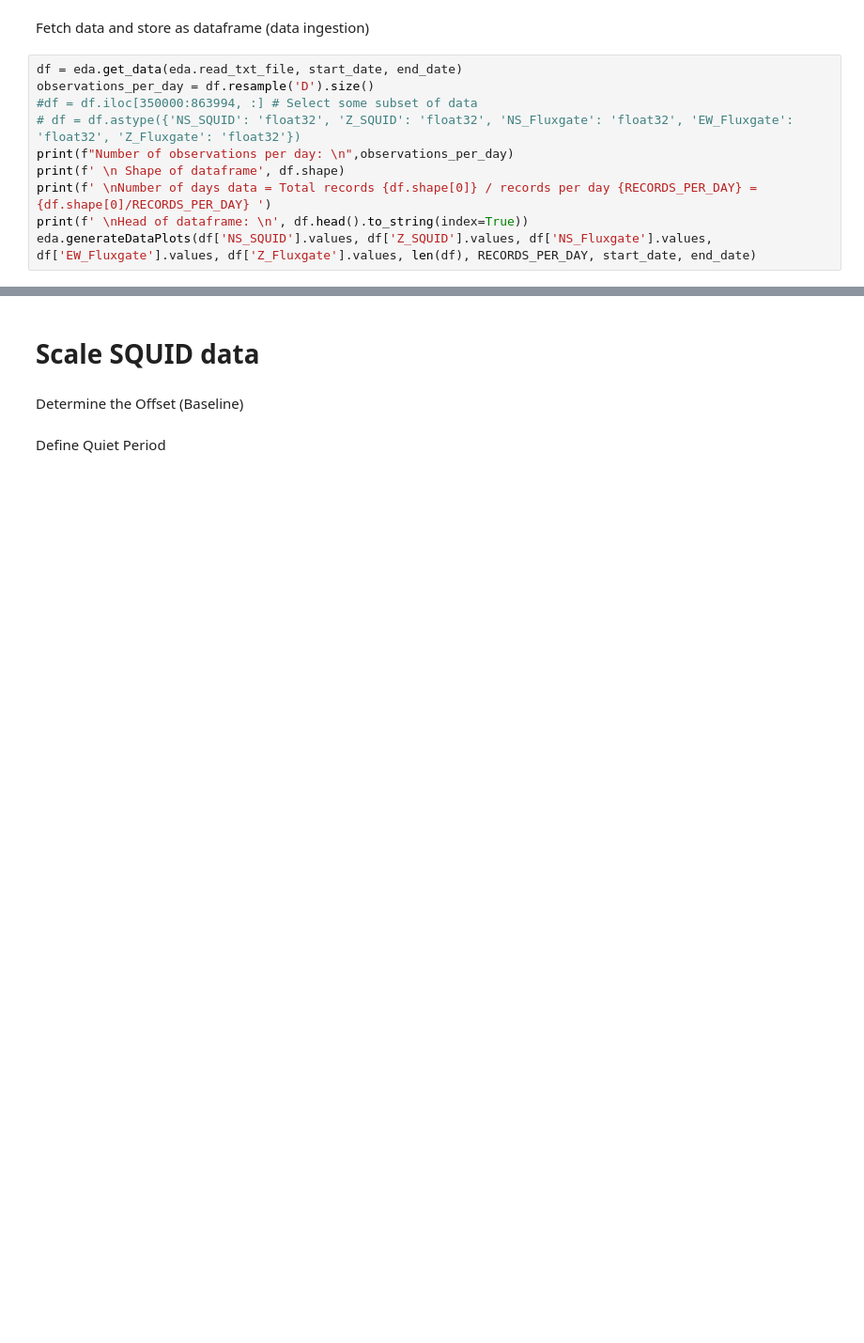
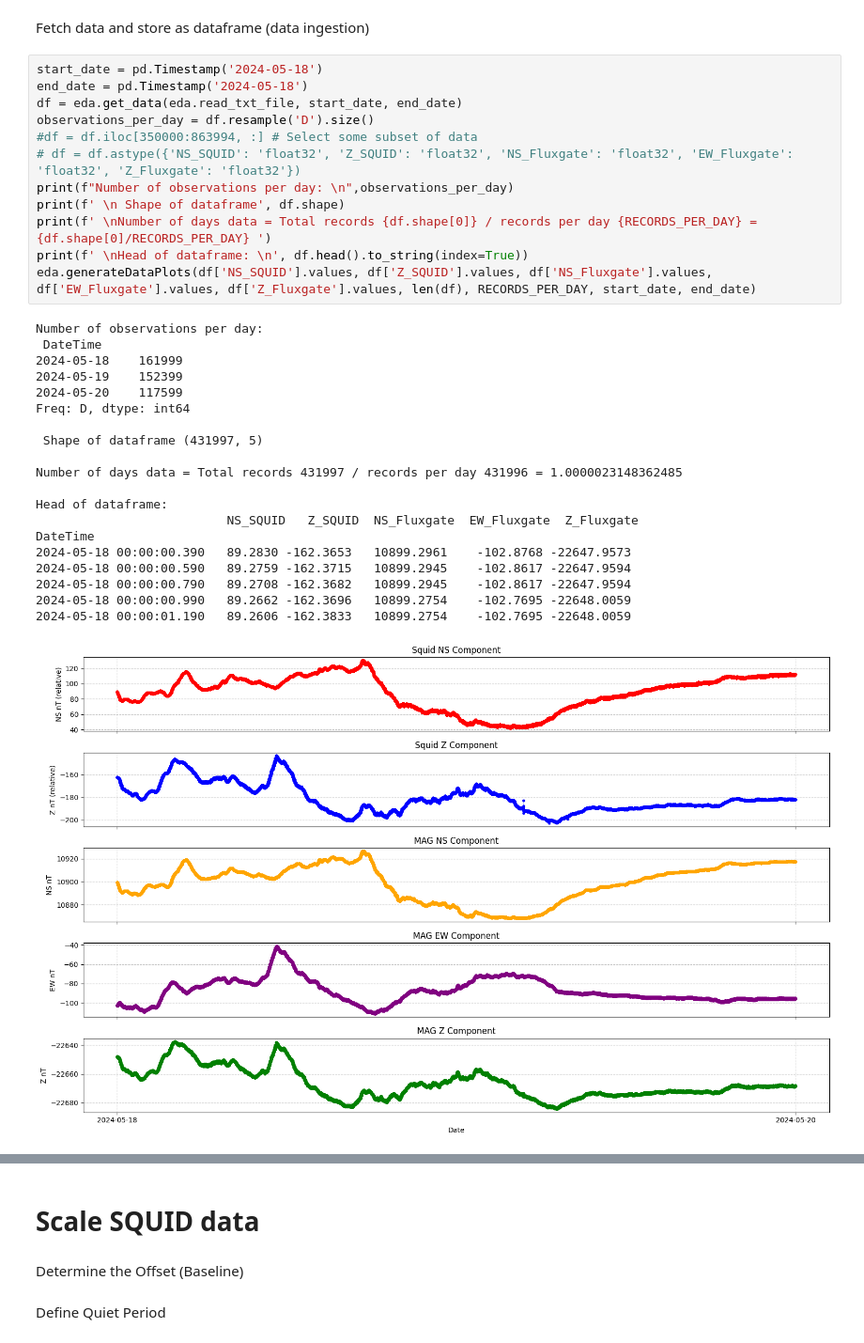
Before and after one commit to TPiphone/Bigdata_Event_Detection, a Jupyter notebook: bigdata_detection/modules/eda.ipynb, the cells around one changed output, grey strips where cells are left out. Shown at 94% size. Cells and saved outputs as stored; diff of their text form; blank space fills up the shorter version.

```diff
--- a/bigdata_detection/modules/eda.ipynb
+++ b/bigdata_detection/modules/eda.ipynb
@@ -40,12 +43,35 @@ TypeError: unsupported operand type(s) for +: 'float' and 'str'
 # %% [markdown]
 Fetch data and store as dataframe (data ingestion)
 # %%
+start_date = pd.Timestamp('2024-05-18')
+end_date = pd.Timestamp('2024-05-18')
 df = eda.get_data(eda.read_txt_file, start_date, end_date)
 observations_per_day = df.resample('D').size()
 #df = df.iloc[350000:863994, :] # Select some subset of data
 # df = df.astype({'NS_SQUID': 'float32', 'Z_SQUID': 'float32', 'NS_Fluxgate': 'float32', 'EW_Fluxgate': 'float32', 'Z_Fluxgate': 'float32'})
 print(f"Number of observations per day: \n",observations_per_day)
 print(f' \n Shape of dataframe', df.shape)
 print(f' \nNumber of days data = Total records {df.shape[0]} / records per day {RECORDS_PER_DAY} = {df.shape[0]/RECORDS_PER_DAY} ')
 print(f' \nHead of dataframe: \n', df.head().to_string(index=True))
 eda.generateDataPlots(df['NS_SQUID'].values, df['Z_SQUID'].values, df['NS_Fluxgate'].values, df['EW_Fluxgate'].values, df['Z_Fluxgate'].values, len(df), RECORDS_PER_DAY, start_date, end_date)
+# %% [output]
+Number of observations per day:
+ DateTime
+2024-05-18    161999
+2024-05-19    152399
+2024-05-20    117599
+Freq: D, dtype: int64
+
+ Shape of dataframe (431997, 5)
+
+Number of days data = Total records 431997 / records per day 431996 = 1.0000023148362485
+
+Head of dataframe:
+                          NS_SQUID   Z_SQUID  NS_Fluxgate  EW_Fluxgate  Z_Fluxgate
+DateTime
+2024-05-18 00:00:00.390   89.2830 -162.3653   10899.2961    -102.8768 -22647.9573
+2024-05-18 00:00:00.590   89.2759 -162.3715   10899.2945    -102.8617 -22647.9594
+2024-05-18 00:00:00.790   89.2708 -162.3682   10899.2945    -102.8617 -22647.9594
+2024-05-18 00:00:00.990   89.2662 -162.3696   10899.2754    -102.7695 -22648.0059
+2024-05-18 00:00:01.190   89.2606 -162.3833   10899.2754    -102.7695 -22648.0059
+[figure, added]
```
Also changed, not shown: parts of 24 cells of this notebook, 4 other files.
